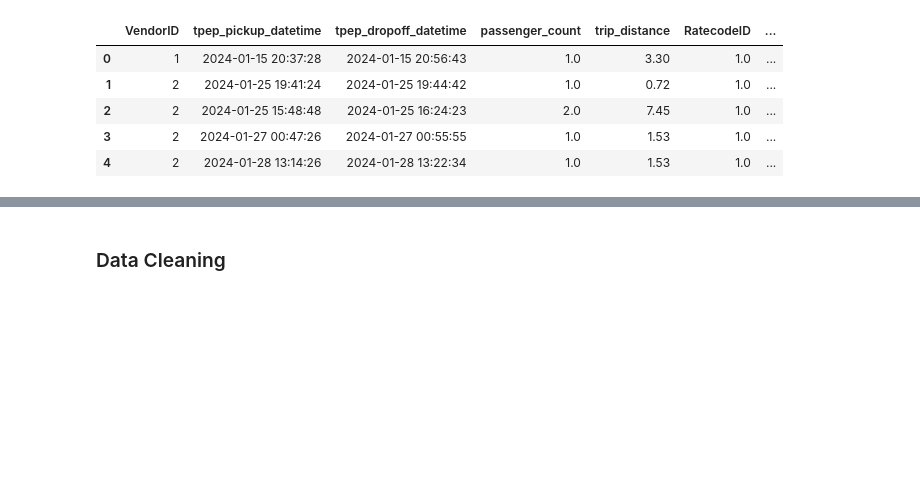
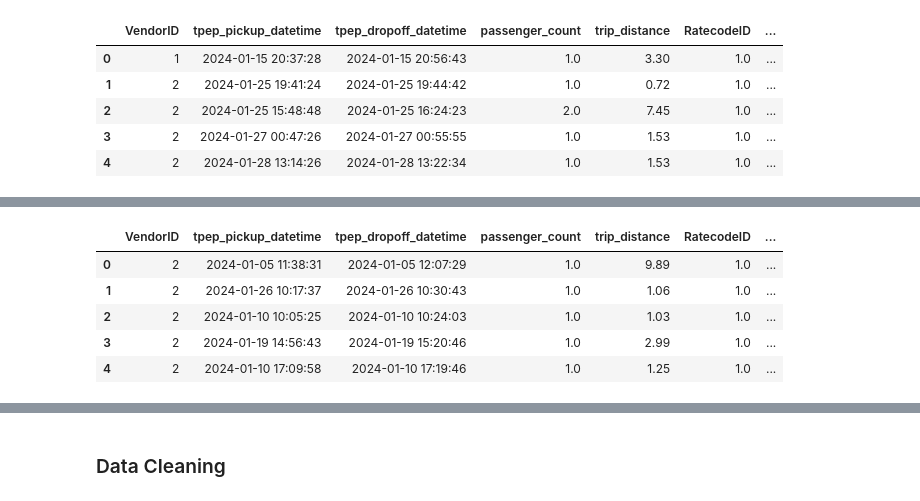
Before and after one commit to JorisCaudard/M2_DataChallenge, a Jupyter notebook: Notebooks/Regression.ipynb, the cells around one changed output, grey strips where cells are left out. Cells and saved outputs as stored; diff of their text form; code cells hidden in the pictures; blank space fills up the shorter version.

```diff
--- a/Notebooks/Regression.ipynb
+++ b/Notebooks/Regression.ipynb
@@ -48,3 +48,12 @@ dfTrain.describe()
 | 75% | 2.000000 | 2024-01-24 18:09:36 | 2024-01-24 18:28:48.500000 | 1.000000 | 3.100000 | 1.000000 | ... |
 | max | 2.000000 | 2024-01-31 23:59:07 | 2024-02-01 10:57:24 | 7.000000 | 53.640000 | 99.000000 | ... |
 | std | 0.427365 | NaN | NaN | 0.847745 | 4.219928 | 9.594546 | ... |
+# %%
+dfTest.head()
+# %% [output]
+|  | VendorID | tpep_pickup_datetime | tpep_dropoff_datetime | passenger_count | trip_distance | RatecodeID | ... |
+| 0 | 2 | 2024-01-05 11:38:31 | 2024-01-05 12:07:29 | 1.0 | 9.89 | 1.0 | ... |
+| 1 | 2 | 2024-01-26 10:17:37 | 2024-01-26 10:30:43 | 1.0 | 1.06 | 1.0 | ... |
+| 2 | 2 | 2024-01-10 10:05:25 | 2024-01-10 10:24:03 | 1.0 | 1.03 | 1.0 | ... |
+| 3 | 2 | 2024-01-19 14:56:43 | 2024-01-19 15:20:46 | 1.0 | 2.99 | 1.0 | ... |
+| 4 | 2 | 2024-01-10 17:09:58 | 2024-01-10 17:19:46 | 1.0 | 1.25 | 1.0 | ... |
```
Also changed, not shown: parts of 6 cells of this notebook, 1 other file.
